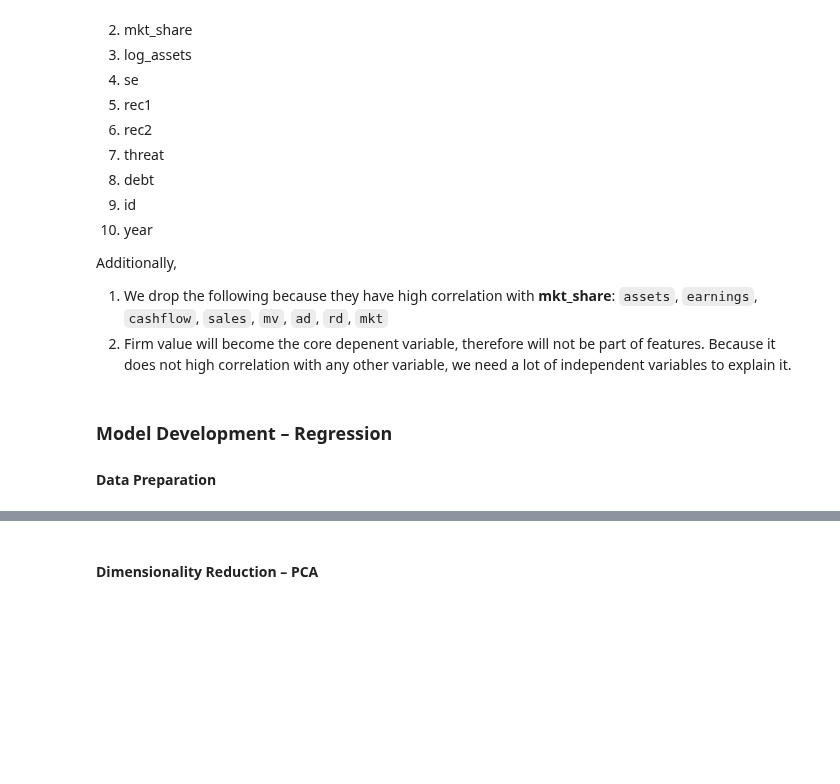
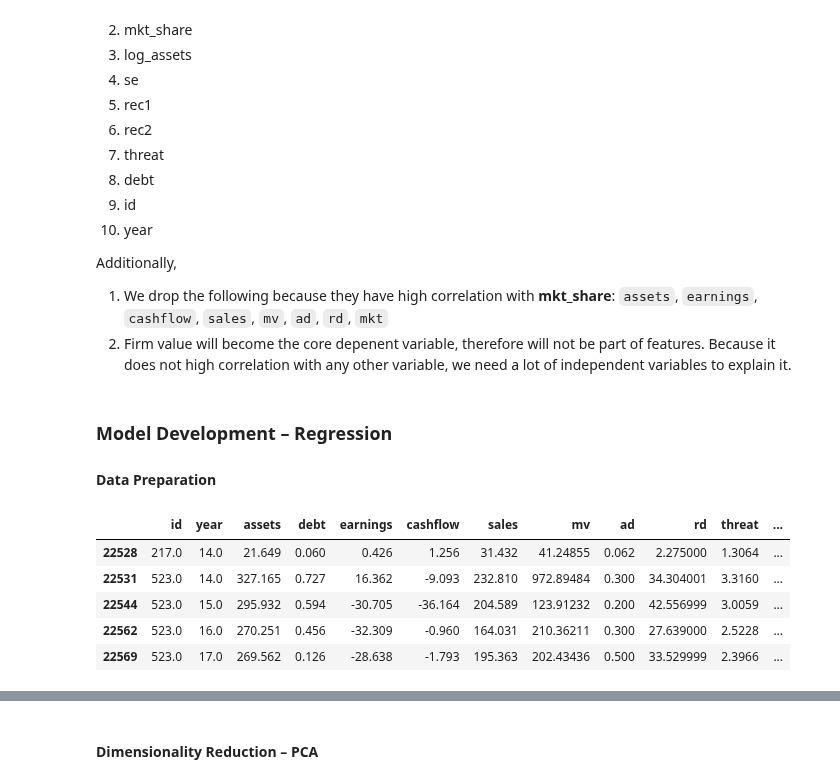
Before and after one commit to cyrilmichino/health-marketing-analytics, a Jupyter notebook: notebook.ipynb, the cells around one changed output, grey strips where cells are left out. Cells and saved outputs as stored; diff of their text form; code cells hidden in the pictures; blank space fills up the shorter version.

```diff
--- a/notebook.ipynb
+++ b/notebook.ipynb
@@ -299,6 +299,20 @@ Additionally,
 # %% [markdown]
 ### Model Development – Regression
 #### Data Preparation
+# %%
+#Encode categorical data into ordinal data to avoid affect the line of fit
+### Therefore, unique companies and years will be mapped to a number from 0 to n, where n is the total number of unique companies/years
+encoder = OrdinalEncoder()
+data["id"] = encoder.fit_transform(data[['id']])
+data["year"] = encoder.fit_transform(data[['year']])
+data.tail()
+# %% [output]
+|  | id | year | assets | debt | earnings | cashflow | sales | mv | ad | rd | threat | ... |
+| 22528 | 217.0 | 14.0 | 21.649 | 0.060 | 0.426 | 1.256 | 31.432 | 41.24855 | 0.062 | 2.275000 | 1.3064 | ... |
+| 22531 | 523.0 | 14.0 | 327.165 | 0.727 | 16.362 | -9.093 | 232.810 | 972.89484 | 0.300 | 34.304001 | 3.3160 | ... |
+| 22544 | 523.0 | 15.0 | 295.932 | 0.594 | -30.705 | -36.164 | 204.589 | 123.91232 | 0.200 | 42.556999 | 3.0059 | ... |
+| 22562 | 523.0 | 16.0 | 270.251 | 0.456 | -32.309 | -0.960 | 164.031 | 210.36211 | 0.300 | 27.639000 | 2.5228 | ... |
+| 22569 | 523.0 | 17.0 | 269.562 | 0.126 | -28.638 | -1.793 | 195.363 | 202.43436 | 0.500 | 33.529999 | 2.3966 | ... |
 # %%
 y = data["fv"] #Target variable
 X = data.drop(["fv", "assets", "earnings", "cashflow", "sales", "mv", "ad", "rd", "mkt"], axis=1) #Independent variable
```
Also changed, not shown: parts of 14 cells of this notebook, 2 other files.
